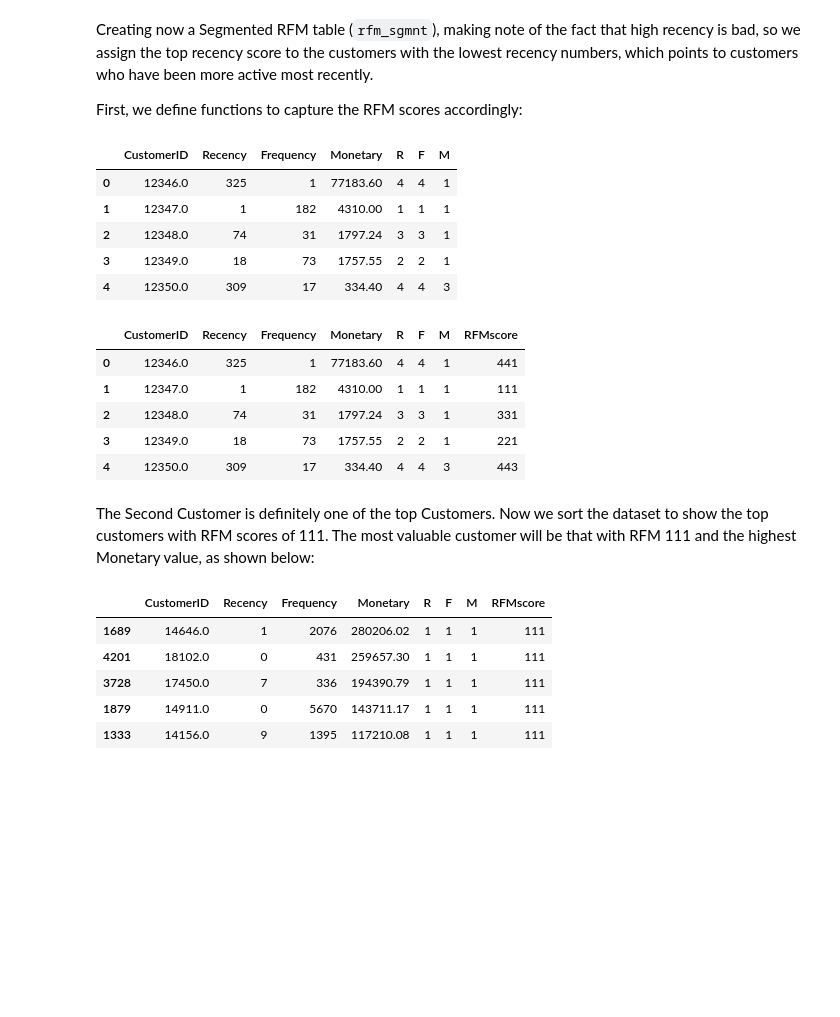
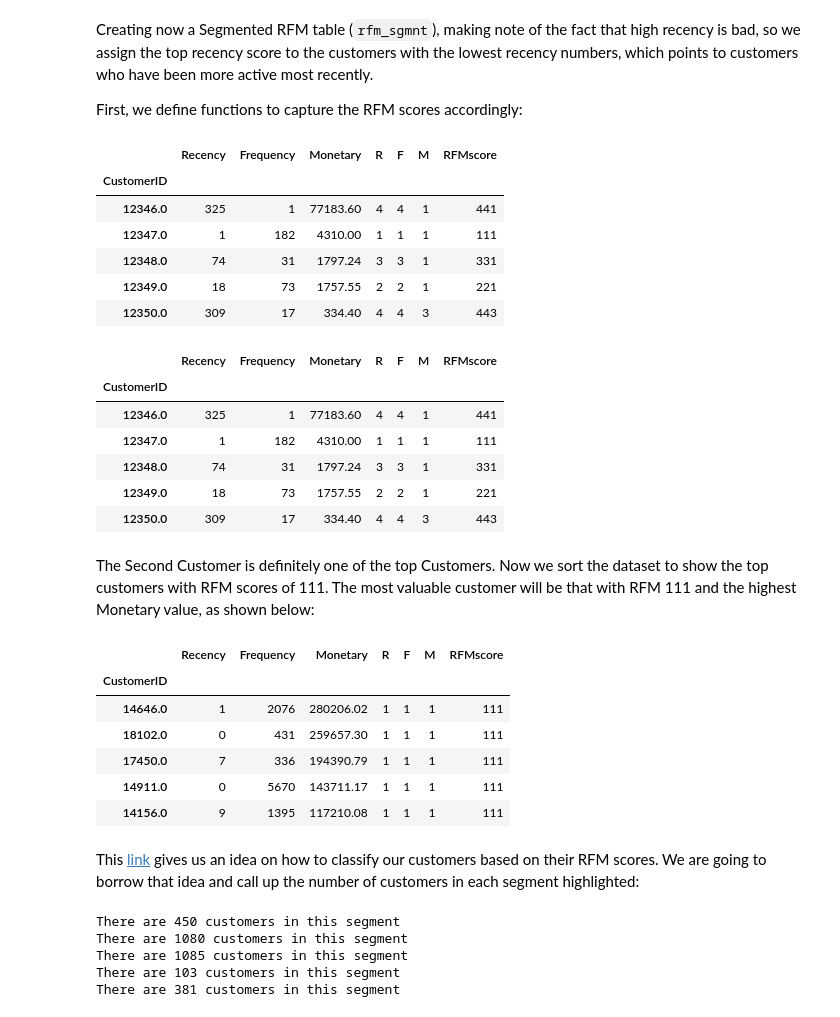
Before and after one commit to ovokpus/Customer-Segmentation, a Jupyter notebook: retail_project.ipynb, the cells around one changed output. Saved outputs shown, nothing was run; the diff lists cells and outputs as text; code cells hidden in the pictures; blank space fills up the shorter version.

```diff
--- a/retail_project.ipynb
+++ b/retail_project.ipynb
@@ -694,37 +693,42 @@ def FMfunction(v, rfm, q):
     else:
         return 1
 # %%
-rfm_sgmnt['R'] = rfm_sgmnt['Recency'].apply(Rfunction, args=('Recency', quartiles))
-rfm_sgmnt['F'] = rfm_sgmnt['Frequency'].apply(FMfunction, args=('Frequency', quartiles))
-rfm_sgmnt['M'] = rfm_sgmnt['Monetary'].apply(FMfunction, args=('Monetary', quartiles))
+rfm_sgmnt['R'] = rfm_sgmnt['Recency'].apply(Rfunction, args=('Recency', quartiles)).map(str)
+rfm_sgmnt['F'] = rfm_sgmnt['Frequency'].apply(FMfunction, args=('Frequency', quartiles)).map(str)
+rfm_sgmnt['M'] = rfm_sgmnt['Monetary'].apply(FMfunction, args=('Monetary', quartiles)).map(str)
 
 rfm_sgmnt.head()
 # %% [output]
-|  | CustomerID | Recency | Frequency | Monetary | R | F | M |
-| 0 | 12346.0 | 325 | 1 | 77183.60 | 4 | 4 | 1 |
-| 1 | 12347.0 | 1 | 182 | 4310.00 | 1 | 1 | 1 |
-| 2 | 12348.0 | 74 | 31 | 1797.24 | 3 | 3 | 1 |
-| 3 | 12349.0 | 18 | 73 | 1757.55 | 2 | 2 | 1 |
-| 4 | 12350.0 | 309 | 17 | 334.40 | 4 | 4 | 3 |
+|  | Recency | Frequency | Monetary | R | F | M | RFMscore |
+| CustomerID |  |  |  |  |  |  |  |
+| 12346.0 | 325 | 1 | 77183.60 | 4 | 4 | 1 | 441 |
+| 12347.0 | 1 | 182 | 4310.00 | 1 | 1 | 1 | 111 |
+| 12348.0 | 74 | 31 | 1797.24 | 3 | 3 | 1 | 331 |
+| 12349.0 | 18 | 73 | 1757.55 | 2 | 2 | 1 | 221 |
+| 12350.0 | 309 | 17 | 334.40 | 4 | 4 | 3 | 443 |
 # %%
-rfm_sgmnt['RFMscore'] = rfm_sgmnt['R'].map(str) + rfm_sgmnt['F'].map(str) + rfm_sgmnt['M'].map(str)
+rfm_sgmnt['RFMscore'] = rfm_sgmnt['R'] + rfm_sgmnt['F'] + rfm_sgmnt['M']
 
 rfm_sgmnt.head()
 # %% [output]
-|  | CustomerID | Recency | Frequency | Monetary | R | F | M | RFMscore |
-| 0 | 12346.0 | 325 | 1 | 77183.60 | 4 | 4 | 1 | 441 |
-| 1 | 12347.0 | 1 | 182 | 4310.00 | 1 | 1 | 1 | 111 |
-| 2 | 12348.0 | 74 | 31 | 1797.24 | 3 | 3 | 1 | 331 |
-| 3 | 12349.0 | 18 | 73 | 1757.55 | 2 | 2 | 1 | 221 |
-| 4 | 12350.0 | 309 | 17 | 334.40 | 4 | 4 | 3 | 443 |
+|  | Recency | Frequency | Monetary | R | F | M | RFMscore |
+| CustomerID |  |  |  |  |  |  |  |
+| 12346.0 | 325 | 1 | 77183.60 | 4 | 4 | 1 | 441 |
+| 12347.0 | 1 | 182 | 4310.00 | 1 | 1 | 1 | 111 |
+| 12348.0 | 74 | 31 | 1797.24 | 3 | 3 | 1 | 331 |
+| 12349.0 | 18 | 73 | 1757.55 | 2 | 2 | 1 | 221 |
+| 12350.0 | 309 | 17 | 334.40 | 4 | 4 | 3 | 443 |
 # %% [markdown]
 The Second Customer is definitely one of the top Customers. Now we sort the dataset to show the top customers with RFM scores of 111. The most valuable customer will be that with RFM 111 and the highest Monetary value, as shown below:
 # %%
 rfm_sgmnt[rfm_sgmnt['RFMscore'] == '111'].sort_values('Monetary', ascending=False).head()
 # %% [output]
-|  | CustomerID | Recency | Frequency | Monetary | R | F | M | RFMscore |
-| 1689 | 14646.0 | 1 | 2076 | 280206.02 | 1 | 1 | 1 | 111 |
-| 4201 | 18102.0 | 0 | 431 | 259657.30 | 1 | 1 | 1 | 111 |
-| 3728 | 17450.0 | 7 | 336 | 194390.79 | 1 | 1 | 1 | 111 |
-| 1879 | 14911.0 | 0 | 5670 | 143711.17 | 1 | 1 | 1 | 111 |
-| 1333 | 14156.0 | 9 | 1395 | 117210.08 | 1 | 1 | 1 | 111 |
+|  | Recency | Frequency | Monetary | R | F | M | RFMscore |
+| CustomerID |  |  |  |  |  |  |  |
+| 14646.0 | 1 | 2076 | 280206.02 | 1 | 1 | 1 | 111 |
+| 18102.0 | 0 | 431 | 259657.30 | 1 | 1 | 1 | 111 |
+| 17450.0 | 7 | 336 | 194390.79 | 1 | 1 | 1 | 111 |
+| 14911.0 | 0 | 5670 | 143711.17 | 1 | 1 | 1 | 111 |
+| 14156.0 | 9 | 1395 | 117210.08 | 1 | 1 | 1 | 111 |
+# %% [markdown]
+This [link](https://www.blastanalytics.com/blog/rfm-analysis-boosts-sales) gives us an idea on how to classify our customers based on their RFM scores. We are going to borrow that idea and call up the number of customers in each segment highlighted:
@@ -730,0 +745,12 @@ rfm_sgmnt[rfm_sgmnt['RFMscore'] == '111'].sort_values('Monetary', ascending=Fals
+# %%
+segment(best)
+segment(loyal)
+segment(top_spenders)
+segment(almost_lost)
+segment(lost_cheap)
+# %% [output]
+There are 450 customers in this segment
+There are 1080 customers in this segment
+There are 1085 customers in this segment
+There are 103 customers in this segment
+There are 381 customers in this segment
```
Also changed, not shown: parts of 2 cells of this notebook, 1 other file.
